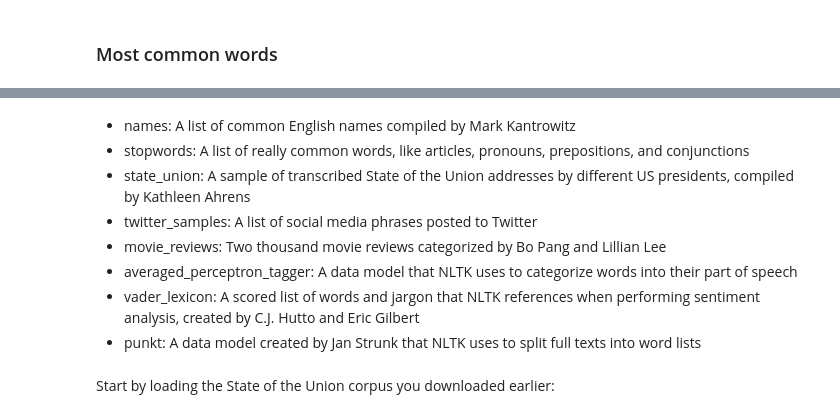
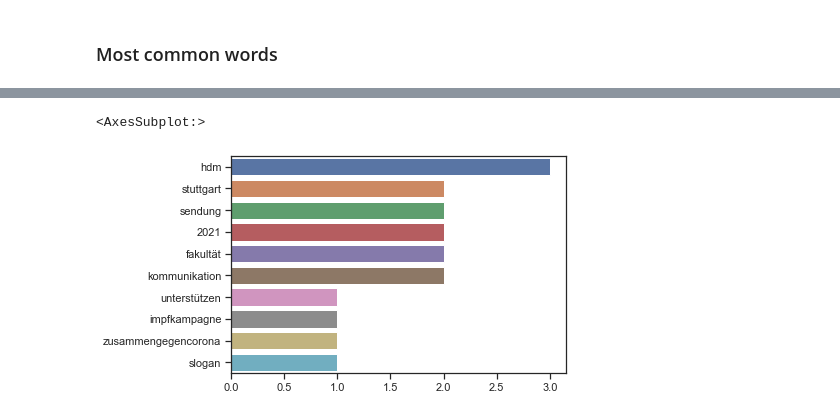
Before and after one commit to kirenz/twitter-tweepy, a Jupyter notebook: tweepy-nltk.ipynb, the cells around one changed output, grey strips where cells are left out. Cells and saved outputs as stored; diff of their text form; code cells hidden in the pictures.

```diff
--- a/tweepy-nltk.ipynb
+++ b/tweepy-nltk.ipynb
@@ -155,7 +155,7 @@ plt.show()
 from nltk.probability import FreqDist
 
 words = nltk.tokenize.word_tokenize(all_words)
-fdist = FreqDist(words)
+fd = FreqDist(words)
 # %% [markdown]
 ### Most common words
 # %%
@@ -174,9 +164,0 @@ fdist.most_common(3)
-# %% [markdown]
-- names: A list of common English names compiled by Mark Kantrowitz
-- stopwords: A list of really common words, like articles, pronouns, prepositions, and conjunctions
-- state_union: A sample of transcribed State of the Union addresses by different US presidents, compiled by Kathleen Ahrens
-- twitter_samples: A list of social media phrases posted to Twitter
-- movie_reviews: Two thousand movie reviews categorized by Bo Pang and Lillian Lee
-- averaged_perceptron_tagger: A data model that NLTK uses to categorize words into their part of speech
-- vader_lexicon: A scored list of words and jargon that NLTK references when performing sentiment analysis, created by C.J. Hutto and Eric Gilbert
-- punkt: A data model created by Jan Strunk that NLTK uses to split full texts into word lists
@@ -195,2 +165,15 @@ nltk.download([
-# %% [markdown]
-Start by loading the State of the Union corpus you downloaded earlier:
+# %%
+# Obtain top 10 words
+top_10 = fd.most_common(10)
+# %%
+import seaborn as sns
+sns.set_theme(style="ticks")
+
+# Make pandas series for easier plotting
+fdist = pd.Series(dict(top_10))
+
+## Seaborn plotting using Pandas attributes + xtick rotation for ease of viewing
+sns.barplot(y=fdist.index, x=fdist.values)
+# %% [output]
+<AxesSubplot:>
+[figure, added]
```
Also changed, not shown: parts of 12 cells of this notebook, 2 other files.
